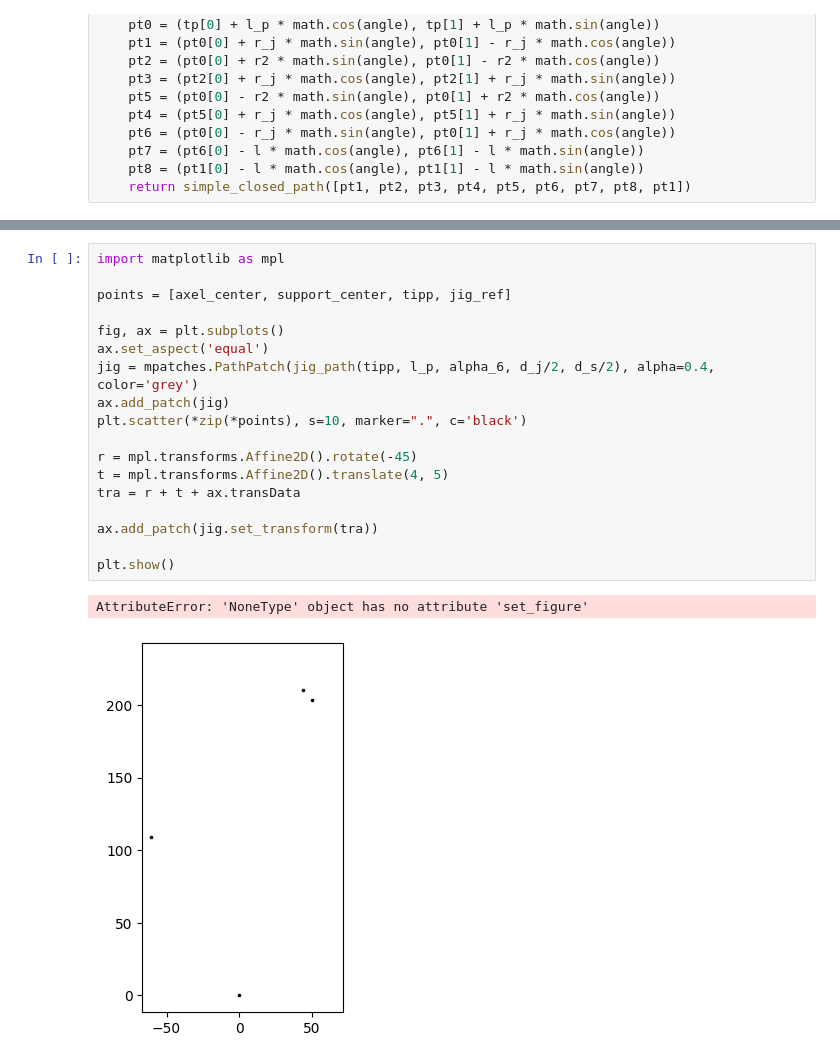
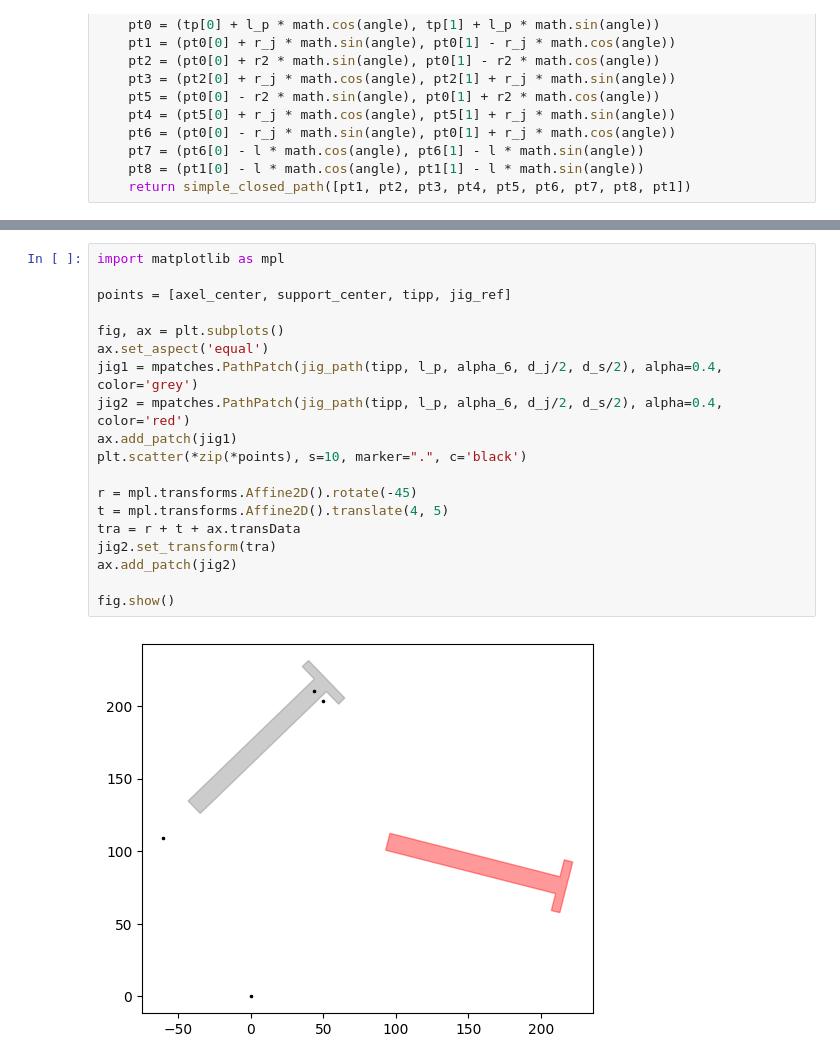
Before and after one commit to KnutUH/openangletool, a Jupyter notebook: notebooks/angle.ipynb, the cells around one changed output, grey strips where cells are left out. Saved outputs shown, nothing was run; the diff lists cells and outputs as text.

Commit message:
looking at Matplotlib transform

```diff
--- a/notebooks/angle.ipynb
+++ b/notebooks/angle.ipynb
@@ -227,21 +214,21 @@ plot_polygon(vertices, midPoint, theta)
 # %%
 import matplotlib as mpl
 
 points = [axel_center, support_center, tipp, jig_ref]
 
 fig, ax = plt.subplots()
 ax.set_aspect('equal')
-jig = mpatches.PathPatch(jig_path(tipp, l_p, alpha_6, d_j/2, d_s/2), alpha=0.4, color='grey')
-ax.add_patch(jig)
+jig1 = mpatches.PathPatch(jig_path(tipp, l_p, alpha_6, d_j/2, d_s/2), alpha=0.4, color='grey')
+jig2 = mpatches.PathPatch(jig_path(tipp, l_p, alpha_6, d_j/2, d_s/2), alpha=0.4, color='red')
+ax.add_patch(jig1)
 plt.scatter(*zip(*points), s=10, marker=".", c='black')
 
 r = mpl.transforms.Affine2D().rotate(-45)
 t = mpl.transforms.Affine2D().translate(4, 5)
 tra = r + t + ax.transData
+jig2.set_transform(tra)
+ax.add_patch(jig2)
 
-ax.add_patch(jig.set_transform(tra))
-
-plt.show()
+fig.show()
 # %% [output]
-AttributeError: 'NoneType' object has no attribute 'set_figure'
-[figure, old version]
+[figure, new version]
```
Also changed, not shown: parts of 7 cells of this notebook, 1 other file.
